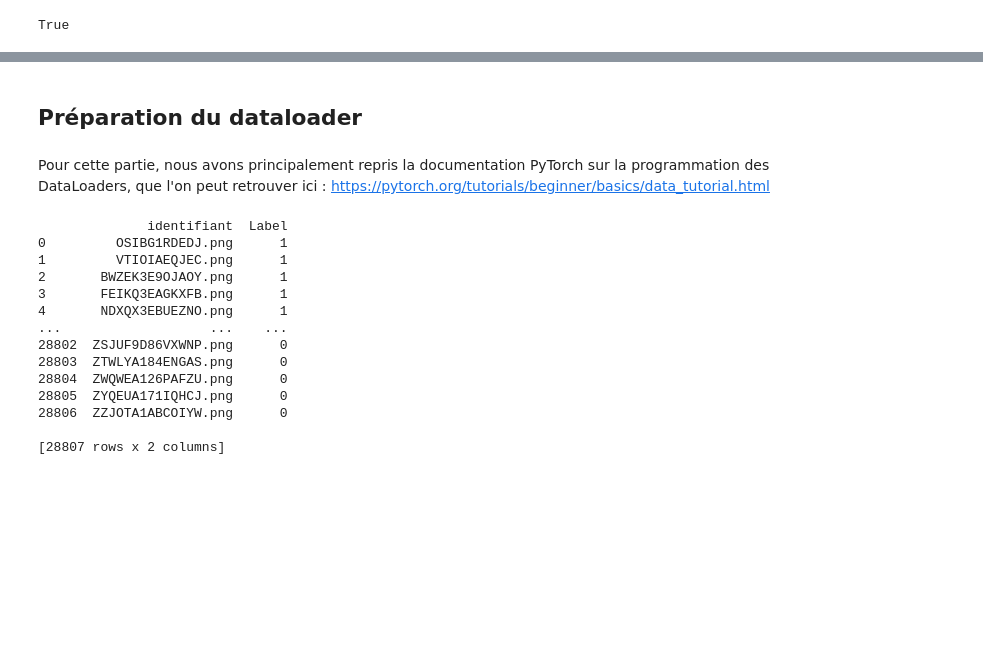
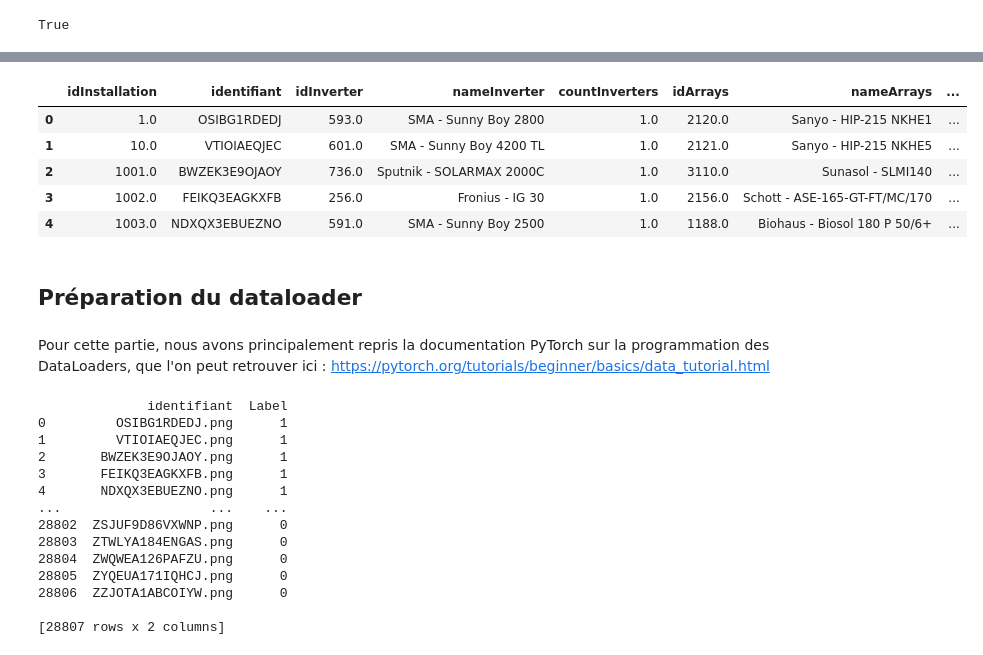
Before and after one commit to Basso42/DeepPVClassification, a Jupyter notebook: CNN_SolarPanels.ipynb, the cells around one changed output, grey strips where cells are left out. Saved outputs shown, nothing was run; the diff lists cells and outputs as text; code cells hidden in the pictures; blank space fills up the shorter version.

```diff
--- a/CNN_SolarPanels.ipynb
+++ b/CNN_SolarPanels.ipynb
@@ -108,14 +110,18 @@ im_mask_ign = f(path_mask_ign)
 #IGN
 # %%
 im = pd.DataFrame (images, columns = ['identifiant'])
+
+im_g = pd.DataFrame (im_g, columns = ['identifiant'])
+im_ign = pd.DataFrame (im_ign, columns = ['identifiant'])
+
+
 im_mask_google = pd.DataFrame (im_mask_google, columns = ['identifiant'])
-im_g = pd.DataFrame (im_g, columns = ['identifiant'])
 im_mask_ign = pd.DataFrame (im_mask_ign, columns = ['identifiant'])
 
 #On label '1' toutes les images comportant un masque et 0 sinon
 im['Label'] = im['identifiant'].isin(im_mask_ign['identifiant'].append(im_mask_google['identifiant'])).astype(int)
-
 im['Label'].value_counts() #on vérifie bien qu'on a des valeurs cohérentes
 
 #On label '1' toutes les images Google et '0' sinon
 im['L_Google'] = im['identifiant'].isin(im_g['identifiant']).astype(int)
+im['L_IGN'] = im["identifiant"].isin(im_ign["identifiant"]).astype(int)
@@ -127,6 +127,0 @@ Name: L_Google, dtype: int64
-# %%
-#On ne garde que les images Google pour le moment
-
-im = im.drop(im[im.L_Google<1].index) #on vire les images IGN sans équivalent Google
-
-im['L_Google'].value_counts()
@@ -136,10 +128,17 @@ Name: L_Google, dtype: int64
 # %%
+df_im_ign=im.drop(im[im.L_IGN<1].index) #on vire les images Google sans équivalent Google
+df_im_google= im.drop(im[im.L_Google<1].index) #on vire les images IGN sans équivalent Google
+
 #On sait que beaucoup d'images Google ont leur équivalent IGN (échelle différente)
 #on ne garde donc qu'un seul nom (comme sur le fichier metadata)
 
-im = im.drop_duplicates() #On vire les images IGN qui avaient un équivalent Google
-len(im) == im['identifiant'].nunique()
+df_im_ign = df_im_ign.drop_duplicates() #On vire les images IGN qui avaient un équivalent Google
+df_im_google=df_im_google.drop_duplicates() #On vire les google qui ont un équivalent ign
+
+len(df_im_ign) == df_im_ign['identifiant'].nunique()
+len(df_im_google) == df_im_google['identifiant'].nunique()
 # %% [output]
 True
 # %%
-df = pd.merge(annotations_file, im, how="outer", on=["identifiant"]) #cette partie de script ne récupère que les noms déjà présents dans la base
+df_ign = pd.merge(annotations_file, df_im_ign, how="outer", on=["identifiant"]) #cette partie de script ne récupère que les noms déjà présents dans la base
+df_google = pd.merge(annotations_file, df_im_google, how="outer", on=["identifiant"]) #cette partie de script ne récupère que les noms déjà présents dans la base
@@ -146,3 +154,12 @@ df = pd.merge(annotations_file, im, how="outer", on=["identifiant"]) #cette part
+# %%
+df_google.head()
+# %% [output]
+|  | idInstallation | identifiant | idInverter | nameInverter | countInverters | idArrays | nameArrays | ... |
+| 0 | 1.0 | OSIBG1RDEDJ | 593.0 | SMA - Sunny Boy 2800 | 1.0 | 2120.0 | Sanyo - HIP-215 NKHE1 | ... |
+| 1 | 10.0 | VTIOIAEQJEC | 601.0 | SMA - Sunny Boy 4200 TL | 1.0 | 2121.0 | Sanyo - HIP-215 NKHE5 | ... |
+| 2 | 1001.0 | BWZEK3E9OJAOY | 736.0 | Sputnik - SOLARMAX 2000C | 1.0 | 3110.0 | Sunasol - SLMI140 | ... |
+| 3 | 1002.0 | FEIKQ3EAGKXFB | 256.0 | Fronius - IG 30 | 1.0 | 2156.0 | Schott - ASE-165-GT-FT/MC/170 | ... |
+| 4 | 1003.0 | NDXQX3EBUEZNO | 591.0 | SMA - Sunny Boy 2500 | 1.0 | 1188.0 | Biohaus - Biosol 180 P 50/6+ | ... |
 # %% [markdown]
 ## **Préparation du dataloader**
 # %% [markdown]
```
Also changed, not shown: parts of 4 cells of this notebook, 4 other files.
